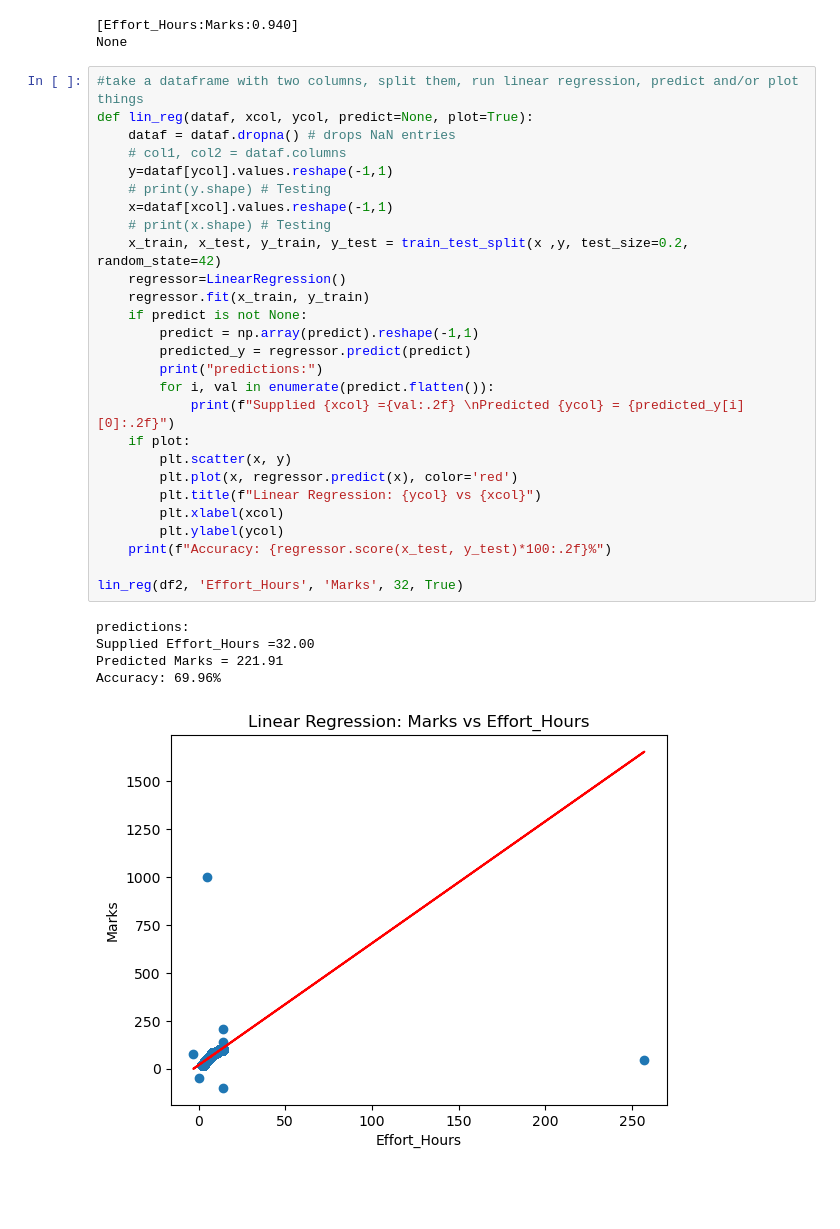
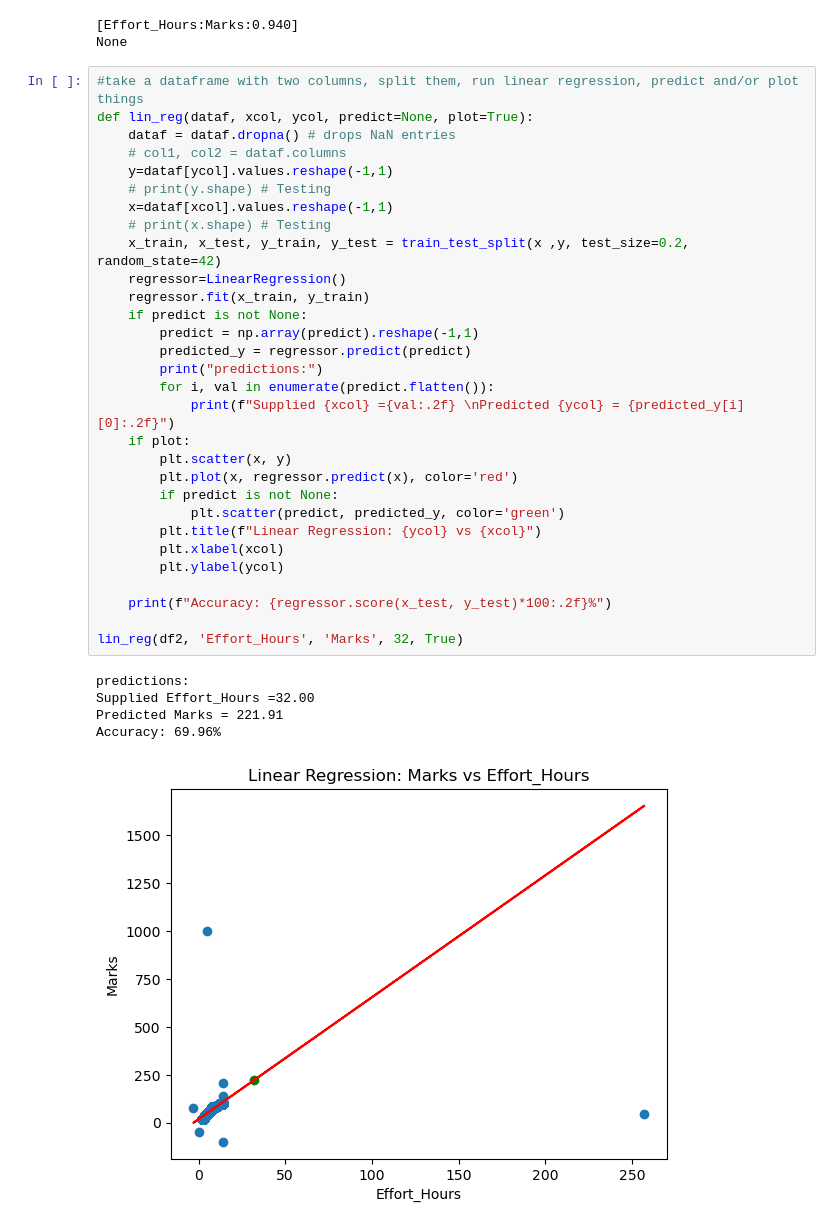
Before and after one commit to jbeau085/DB2-assign2, a Jupyter notebook: DB-Assign2.ipynb, the cells around one changed output. Saved outputs shown, nothing was run; the diff lists cells and outputs as text; blank space fills up the shorter version.

Commit message:
added a plot point for predictions

```diff
--- a/DB-Assign2.ipynb
+++ b/DB-Assign2.ipynb
@@ -125,31 +125,34 @@ None
 def lin_reg(dataf, xcol, ycol, predict=None, plot=True):
     dataf = dataf.dropna() # drops NaN entries
     # col1, col2 = dataf.columns
     y=dataf[ycol].values.reshape(-1,1)
     # print(y.shape) # Testing
     x=dataf[xcol].values.reshape(-1,1)
     # print(x.shape) # Testing
     x_train, x_test, y_train, y_test = train_test_split(x ,y, test_size=0.2, random_state=42)
     regressor=LinearRegression()
     regressor.fit(x_train, y_train)
     if predict is not None:
         predict = np.array(predict).reshape(-1,1)
         predicted_y = regressor.predict(predict)
         print("predictions:")
         for i, val in enumerate(predict.flatten()):
             print(f"Supplied {xcol} ={val:.2f} \nPredicted {ycol} = {predicted_y[i][0]:.2f}")
     if plot:
         plt.scatter(x, y)
         plt.plot(x, regressor.predict(x), color='red')
+        if predict is not None:
+            plt.scatter(predict, predicted_y, color='green')
         plt.title(f"Linear Regression: {ycol} vs {xcol}")
         plt.xlabel(xcol)
         plt.ylabel(ycol)
+
     print(f"Accuracy: {regressor.score(x_test, y_test)*100:.2f}%")
 
 lin_reg(df2, 'Effort_Hours', 'Marks', 32, True)
 # %% [output]
 predictions:
 Supplied Effort_Hours =32.00
 Predicted Marks = 221.91
 Accuracy: 69.96%
-[figure, old version]
+[figure, new version]
```
